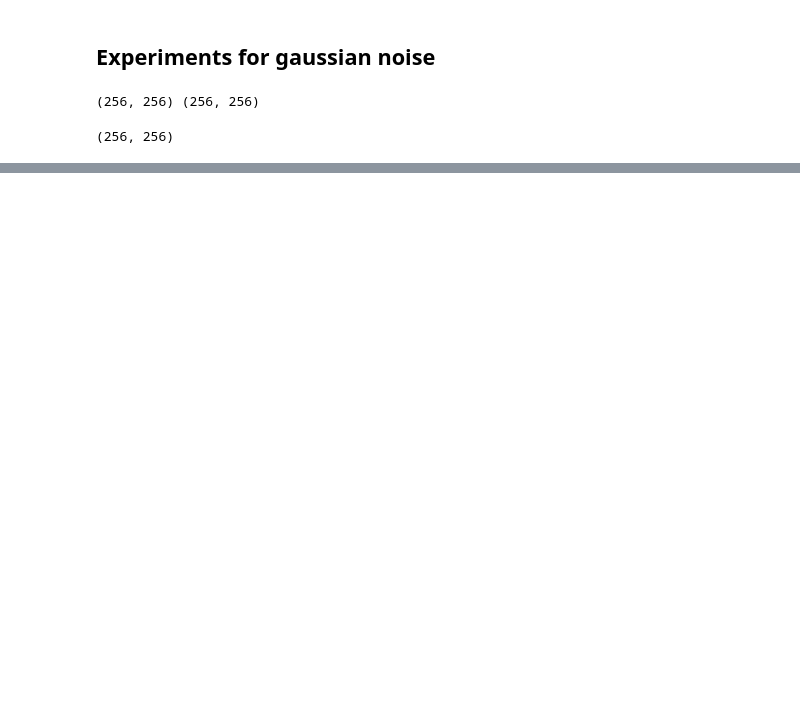
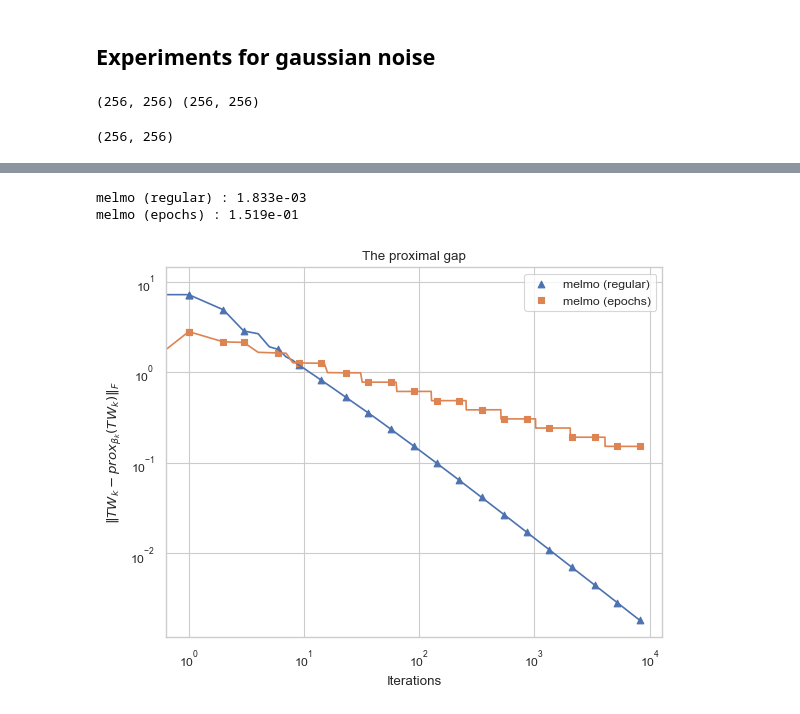
Before and after one commit to Farid-Najar/MELMO, a Jupyter notebook: epoch_vs_regular.ipynb, the cells around one changed output, grey strips where cells are left out. Saved outputs shown, nothing was run; the diff lists cells and outputs as text; code cells hidden in the pictures; blank space fills up the shorter version.

```diff
--- a/epoch_vs_regular.ipynb
+++ b/epoch_vs_regular.ipynb
@@ -160,0 +161,6 @@ GAMONS (epochs) : 6.730e-01
+# %%
+plot_smoothing_loss(results)
+# %% [output]
+melmo (regular) : 1.833e-03
+melmo (epochs) : 1.519e-01
+[figure, added]
```
Also changed, not shown: parts of 7 cells of this notebook, 17 other files.
